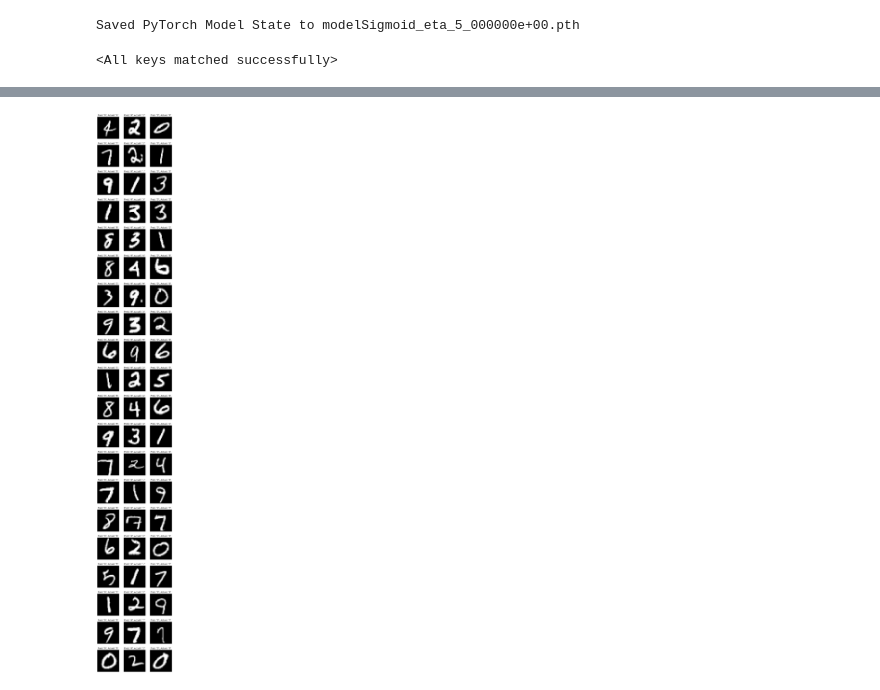
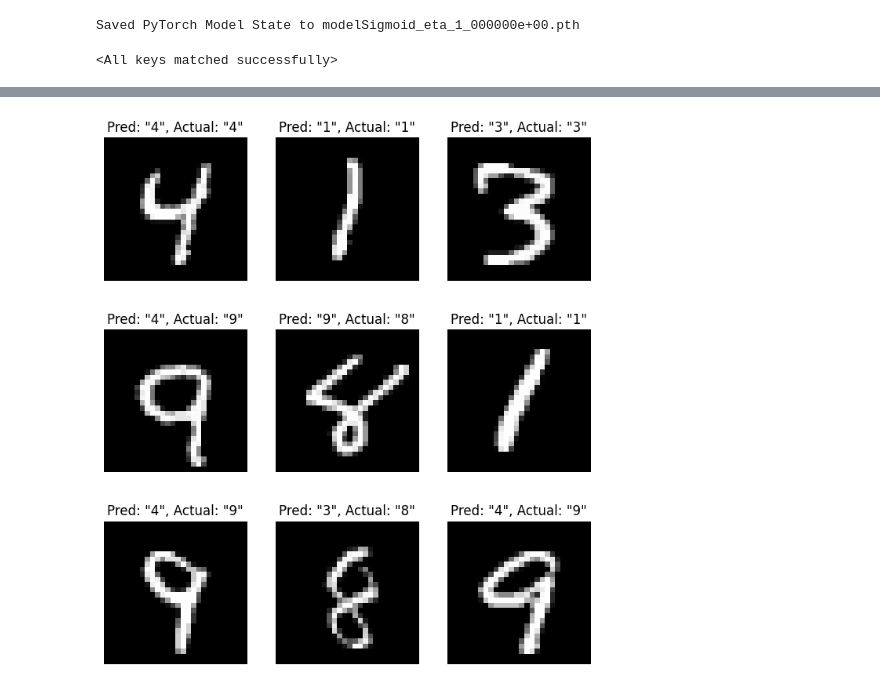
Before and after one commit to Rabjho/Machine-Learning-SOP, a Jupyter notebook: main.ipynb, the cells around one changed output, grey strips where cells are left out. Saved outputs shown, nothing was run; the diff lists cells and outputs as text; code cells hidden in the pictures.

```diff
--- a/main.ipynb
+++ b/main.ipynb
@@ -97,3 +97,5 @@ class NeuralNetwork(nn.Module):
         return logits
 
 model = NeuralNetwork().to(device)
+# %%
+model.load_state_dict(torch.load("modelSigmoid_eta_1_000000e+00.pth", map_location=torch.device('cpu')))
@@ -101,7 +105,7 @@ model = NeuralNetwork().to(device)
 def train_loop(dataloader, model, loss_fn, optimizer):
     size = len(dataloader.dataset)
     for batch, (X, y) in enumerate(dataloader):
-        X, y = X.to(device), y.to(device)
+        X, y = X.to(device) if torch.cuda.is_available() else X, y.to(device) if torch.cuda.is_available() else y
         # Compute prediction and loss
         pred = model(X)
         loss = loss_fn(pred, y)
@@ -132,7 +136,7 @@ def test_loop(dataloader, model, loss_fn):
     print(f"Test Error: \n Accuracy: {(100*correct):>0.1f}%, Avg loss: {test_loss:>8f} \n")
 # %%
 loss_fn = nn.MSELoss()
-learning_rate = 5
+learning_rate = 1
 optimizer = torch.optim.SGD(model.parameters(), lr=learning_rate)
 
 epochs = 50
@@ -165,7 +169,7 @@ modelName = f"modelSigmoid_eta_{'{:e}'.format(learning_rate).replace('.','_')}.p
 torch.save(model.state_dict(), modelName)
 print(f"Saved PyTorch Model State to {modelName}")
 # %% [output]
-Saved PyTorch Model State to modelSigmoid_eta_5_000000e+00.pth
+Saved PyTorch Model State to modelSigmoid_eta_1_000000e+00.pth
 # %%
 model = NeuralNetwork().to(device)
 model.load_state_dict(torch.load(modelName))
@@ -174,7 +178,7 @@ model.load_state_dict(torch.load(modelName))
 # %%
 model.eval()
 test_loop(test_dataloader, model, loss_fn)
-cols, rows = 3, 20
+cols, rows = 3, 3
 figure = plt.figure(figsize=(cols*2+2, rows*3))
 for i in range(1, cols * rows + 1):
     sample_idx = randint(0,len(og_test_data))
@@ -193 +197 @@ Test Error:
-[figure, old version]
+[figure, new version]
```
Also changed, not shown: parts of 5 cells of this notebook, 10 other files.
